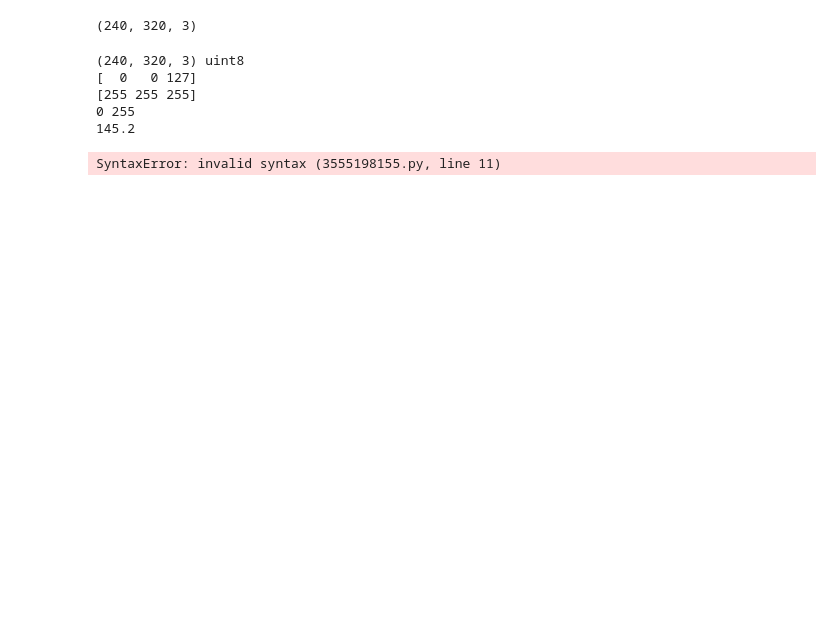
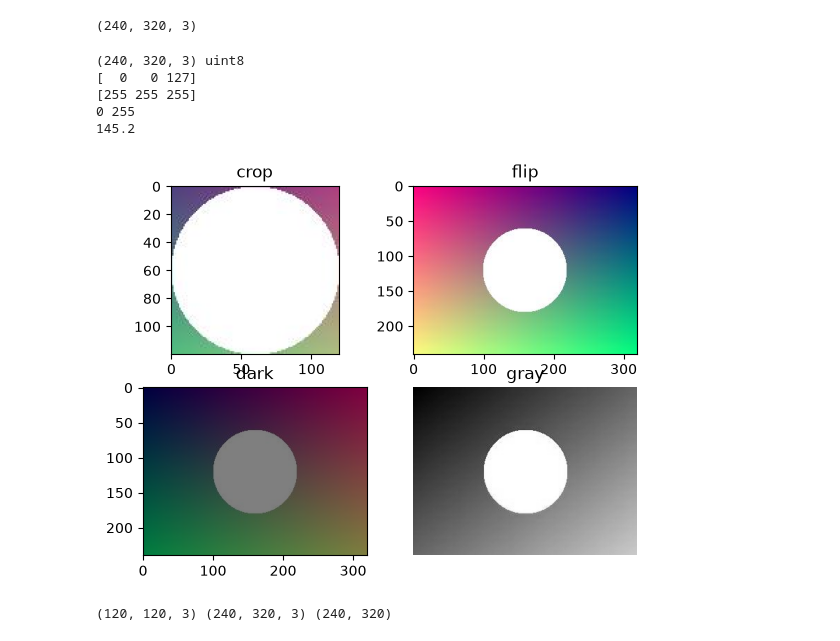
Before and after one commit to taesub0204/python, a Jupyter notebook: 2학기_딥러닝프로그래밍/week3/resize.ipynb, the cells around one changed output. Saved outputs shown, nothing was run; the diff lists cells and outputs as text; code cells hidden in the pictures; blank space fills up the shorter version.

```diff
--- a/2학기_딥러닝프로그래밍/week3/resize.ipynb
+++ b/2학기_딥러닝프로그래밍/week3/resize.ipynb
@@ -36,14 +36,20 @@ print(a[:,:, 0].mean().round(1)) # 145.3(R 평균, 다른 값)
 # %%
 # 예제 3-2. 자르기, 뒤집기, 어둡게, 흑백 명령 4개 그대로
 
 from PIL import Image
 import matplotlib.pyplot as plt
 import numpy as np
 a = np.array(Image.open("sample.jpg"))# (240, 320, 3)
 crop = a[60:180, 100:220] #자르기: 행 60 ~ 179, 열 100 ~ 219
 flip = a[:,::-1] #ㅈ 좌우 반전: 열 순서 뒤집기
 dark = (a*0.5).astype(np.uint8)#어둡게 : 모든픽셀 x 0.5
 gray = a.mean(axis=2).astype(np.uint8)
-pairs =
+pairs = [("crop", crop),("flip",flip),("dark",dark),("gray",gray)]
+for i, (name, im) in enumerate(pairs):
+    plt.subplot(2,2,i+1); plt.imshow(im, cmap = "gray"); plt.title(name);
+plt.axis("off")
+plt.show()
+print(crop.shape, flip.shape, gray.shape)
 # %% [output]
+[figure, added]
-SyntaxError: invalid syntax (3555198155.py, line 11)
+(120, 120, 3) (240, 320, 3) (240, 320)
```
Also changed, not shown: parts of 2 cells of this notebook, 4 other files.
